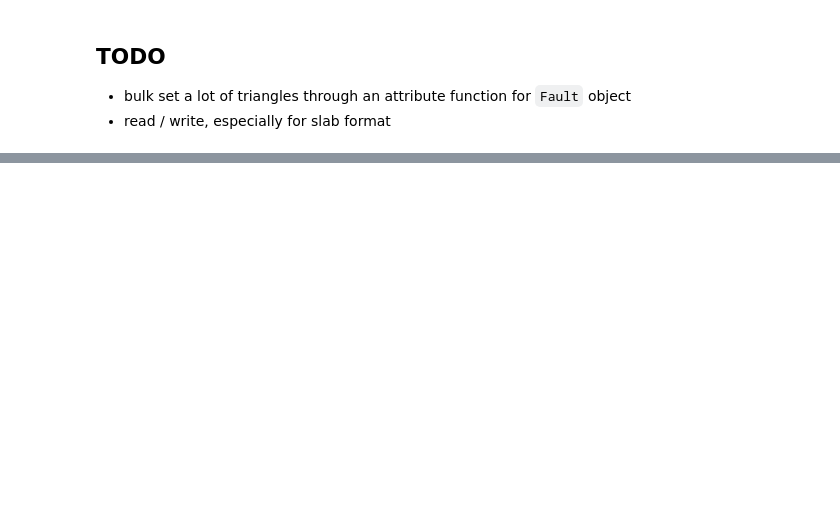
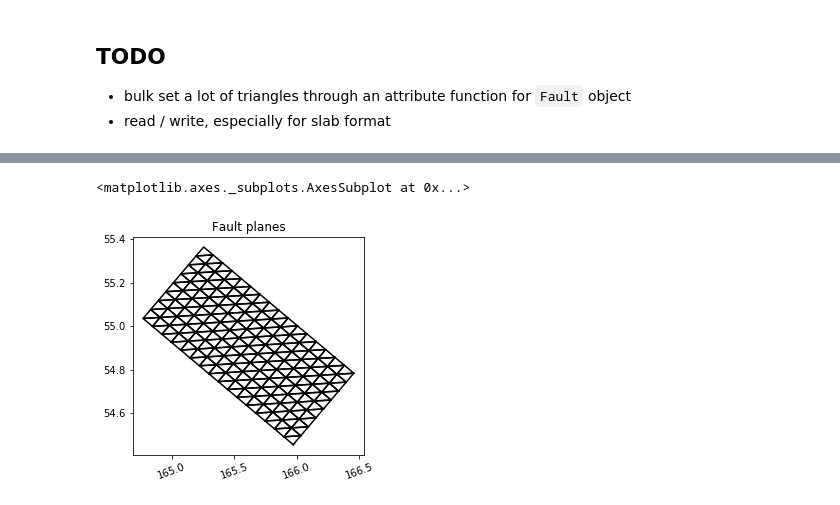
Before and after one commit to rjleveque/dtopotools_triangular_test, a Jupyter notebook: comninou_vs_okada.ipynb, the cells around one changed output, grey strips where cells are left out. Saved outputs shown, nothing was run; the diff lists cells and outputs as text; code cells hidden in the pictures; blank space fills up the shorter version.

```diff
--- a/comninou_vs_okada.ipynb
+++ b/comninou_vs_okada.ipynb
@@ -197,0 +207,19 @@ dtopo2 = subfault2.okada(x,y)
+# %%
+fault3 = dtopotools.Fault()
+fault3.subfaults = []
+for s in fault2.subfaults:
+    rect_corners = s.corners
+    subfault1 = dtopotools.SubFault()
+    subfault2 = dtopotools.SubFault()
+    subfault1.slip = slip
+    subfault2.slip = slip
+    subfault1.set_corners([rect_corners[0],rect_corners[1],rect_corners[2]])
+    subfault2.set_corners([rect_corners[0],rect_corners[2],rect_corners[3]])
+    #print(subfault1.latitude, subfault1.longitude)
+    fault3.subfaults.append(subfault1)
+    fault3.subfaults.append(subfault2)
+# %%
+fault3.plot_subfaults()
+# %% [output]
+<matplotlib.axes._subplots.AxesSubplot at 0x...>
+[figure, added]
```
Also changed, not shown: parts of 13 cells of this notebook.
